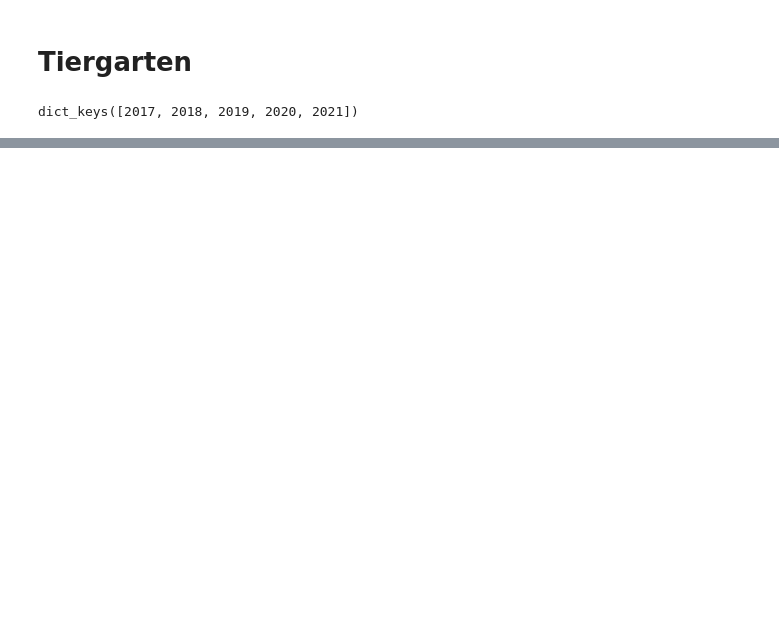
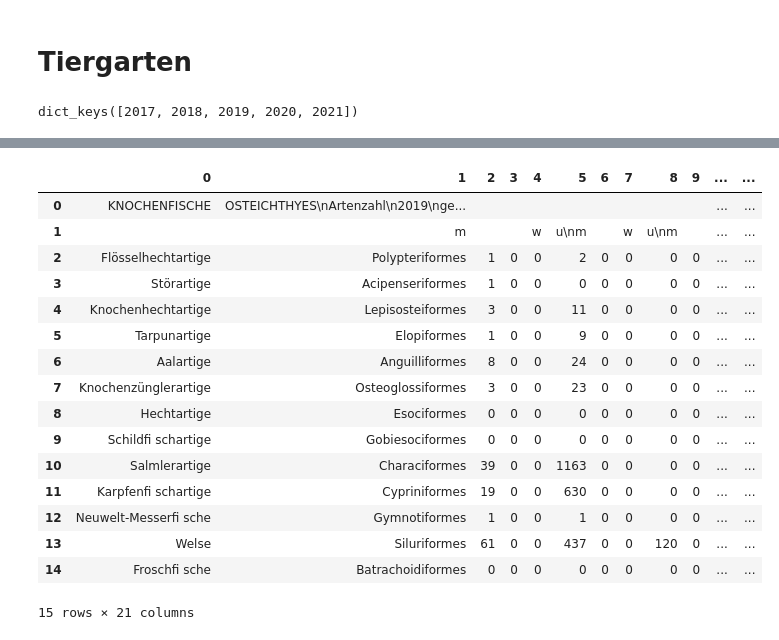
Before and after one commit to Ben-physics-dotcom/VdZ_aDataScienceProject, a Jupyter notebook: Pre_cleaning/Berlin.ipynb, the cells around one changed output, grey strips where cells are left out. Saved outputs shown, nothing was run; the diff lists cells and outputs as text; code cells hidden in the pictures; blank space fills up the shorter version.

Commit message:
preparing tg for pre cleaning

```diff
--- a/Pre_cleaning/Berlin.ipynb
+++ b/Pre_cleaning/Berlin.ipynb
@@ -106,8 +119,8 @@ tg.keys()
 dict_keys([2017, 2018, 2019, 2020, 2021])
 # %%
 del17 = [3, 4, 5, 6]
-del18 = [0, 1, 2, 3,6,7]
-del19 = []
-del20 = []
-del21 = []
+del18 = [0, 1, 2, 3, 6, 7, 29, 30, 36, 37, 38, 39, 41, 44, 46, 48, 49, 51]
+del19 = [0, 1, 2, 5, 6, 29, 33, 41]
+del20 = [0, 1, 2, 5, 6, 9, 39]
+del21 = [0, 1, 2, 5, 6, 9, 29, 30, 31, 32, 33, 34, 36, 40, 42, 45, 50, 52, 54, 55]
 # %%
@@ -122,0 +142,26 @@ tg[2018][23]
+# %%
+tg = clean_zoo(tg, 2017, del17)
+tg = clean_zoo(tg, 2018, del18)
+tg = clean_zoo(tg, 2019, del19)
+tg = clean_zoo(tg, 2020, del20)
+tg = clean_zoo(tg, 2021, del21)
+# %%
+tg[2020][0]
+# %% [output]
+|  | 0 | 1 | 2 | 3 | 4 | 5 | 6 | 7 | 8 | 9 | ... | ... |
+| 0 | KNOCHENFISCHE | OSTEICHTHYES\nArtenzahl\n2019\nge... |  |  |  |  |  |  |  |  | ... | ... |
+| 1 |  | m |  |  | w | u\nm |  | w | u\nm |  | ... | ... |
+| 2 | Flösselhechtartige | Polypteriformes | 1 | 0 | 0 | 2 | 0 | 0 | 0 | 0 | ... | ... |
+| 3 | Störartige | Acipenseriformes | 1 | 0 | 0 | 0 | 0 | 0 | 0 | 0 | ... | ... |
+| 4 | Knochenhechtartige | Lepisosteiformes | 3 | 0 | 0 | 11 | 0 | 0 | 0 | 0 | ... | ... |
+| 5 | Tarpunartige | Elopiformes | 1 | 0 | 0 | 9 | 0 | 0 | 0 | 0 | ... | ... |
+| 6 | Aalartige | Anguilliformes | 8 | 0 | 0 | 24 | 0 | 0 | 0 | 0 | ... | ... |
+| 7 | Knochenzünglerartige | Osteoglossiformes | 3 | 0 | 0 | 23 | 0 | 0 | 0 | 0 | ... | ... |
+| 8 | Hechtartige | Esociformes | 0 | 0 | 0 | 0 | 0 | 0 | 0 | 0 | ... | ... |
+| 9 | Schildfi schartige | Gobiesociformes | 0 | 0 | 0 | 0 | 0 | 0 | 0 | 0 | ... | ... |
+| 10 | Salmlerartige | Characiformes | 39 | 0 | 0 | 1163 | 0 | 0 | 0 | 0 | ... | ... |
+| 11 | Karpfenfi schartige | Cypriniformes | 19 | 0 | 0 | 630 | 0 | 0 | 0 | 0 | ... | ... |
+| 12 | Neuwelt-Messerfi sche | Gymnotiformes | 1 | 0 | 0 | 1 | 0 | 0 | 0 | 0 | ... | ... |
+| 13 | Welse | Siluriformes | 61 | 0 | 0 | 437 | 0 | 0 | 120 | 0 | ... | ... |
+| 14 | Froschfi sche | Batrachoidiformes | 0 | 0 | 0 | 0 | 0 | 0 | 0 | 0 | ... | ... |
+15 rows × 21 columns
```
Also changed, not shown: parts of 8 cells of this notebook.
